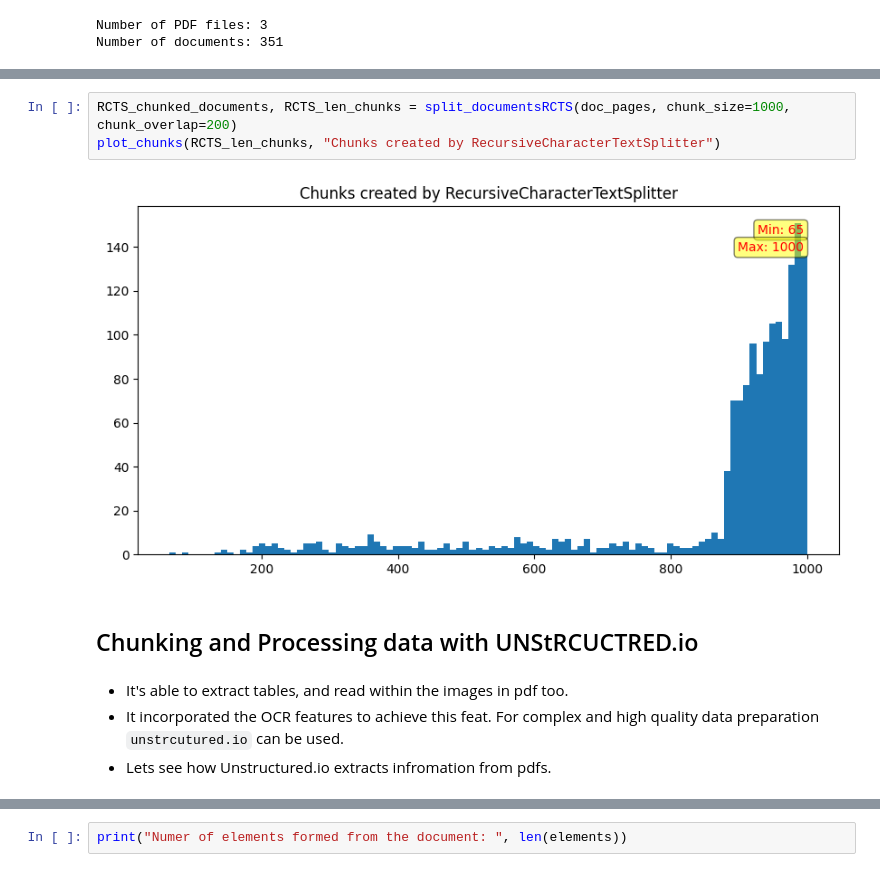
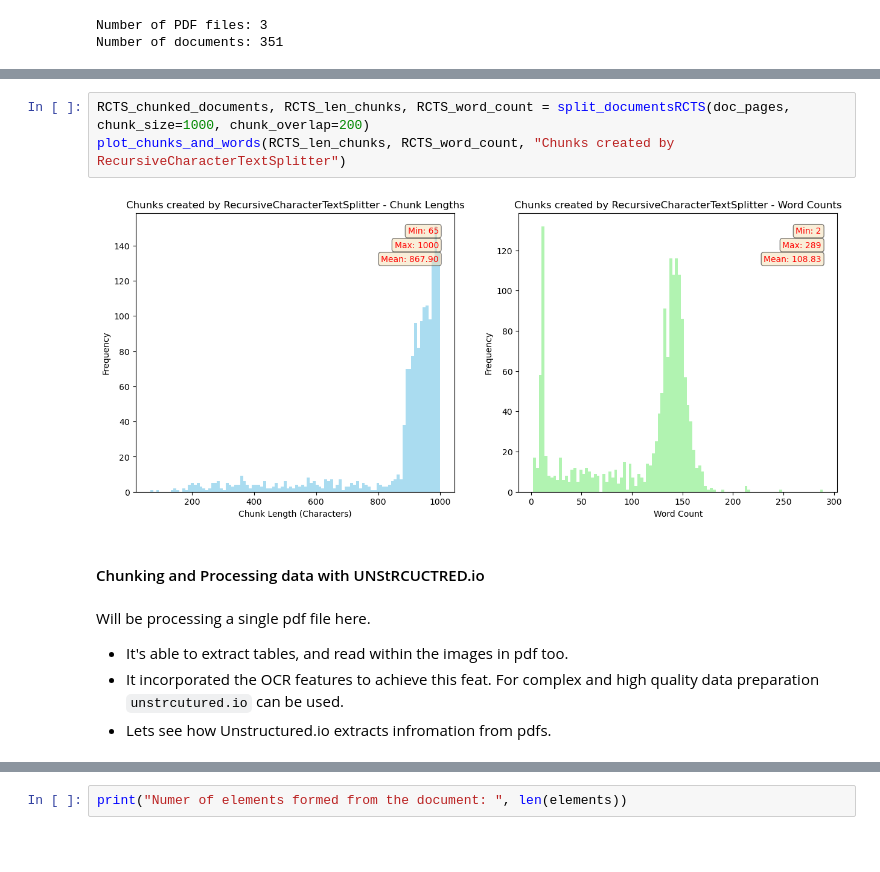
Before and after one commit to xandie985/RAGFinanceChatBot, a Jupyter notebook: notebooks/langsmith_groq_openaiembed.ipynb, the cells around one changed output, grey strips where cells are left out. Drawn from its saved outputs; the diff is of its cells as text; blank space fills up the shorter version.

```diff
--- a/notebooks/langsmith_groq_openaiembed.ipynb
+++ b/notebooks/langsmith_groq_openaiembed.ipynb
@@ -141,13 +244,14 @@ def plot_chunks(len_chunk, heading):
 
     plt.show()
 # %%
-RCTS_chunked_documents, RCTS_len_chunks = split_documentsRCTS(doc_pages, chunk_size=1000, chunk_overlap=200)
-plot_chunks(RCTS_len_chunks, "Chunks created by RecursiveCharacterTextSplitter")
+RCTS_chunked_documents, RCTS_len_chunks, RCTS_word_count = split_documentsRCTS(doc_pages, chunk_size=1000, chunk_overlap=200)
+plot_chunks_and_words(RCTS_len_chunks, RCTS_word_count, "Chunks created by RecursiveCharacterTextSplitter")
 # %% [output]
-[figure, old version]
+[figure, new version]
 # %% [markdown]
-## Chunking and Processing data with UNStRCUCTRED.io
+#### Chunking and Processing data with UNStRCUCTRED.io
 # %% [markdown]
+Will be processing a single pdf file here.
 - It's able to extract tables, and read within the images in pdf too.
 - It incorporated the OCR features to achieve this feat. For complex and high quality data preparation `unstrcutured.io` can be used.
 - Lets see how Unstructured.io extracts infromation from pdfs.
```
Also changed, not shown: parts of 35 cells of this notebook.
